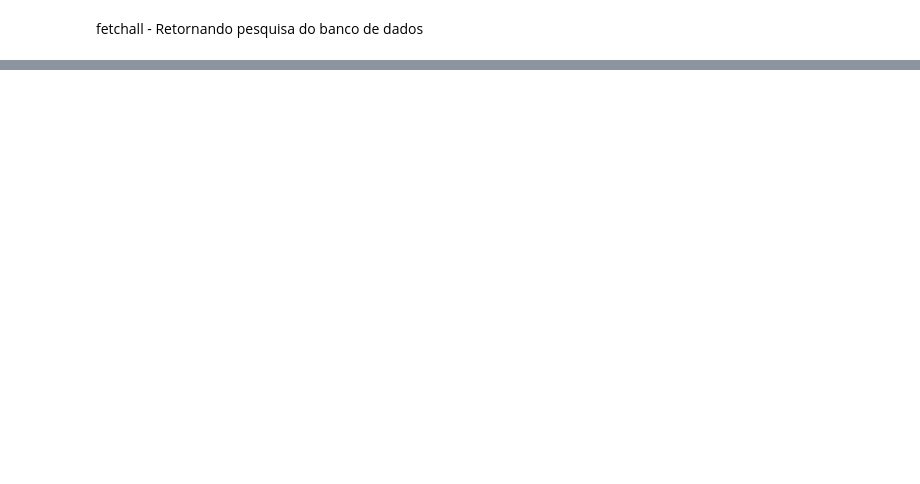
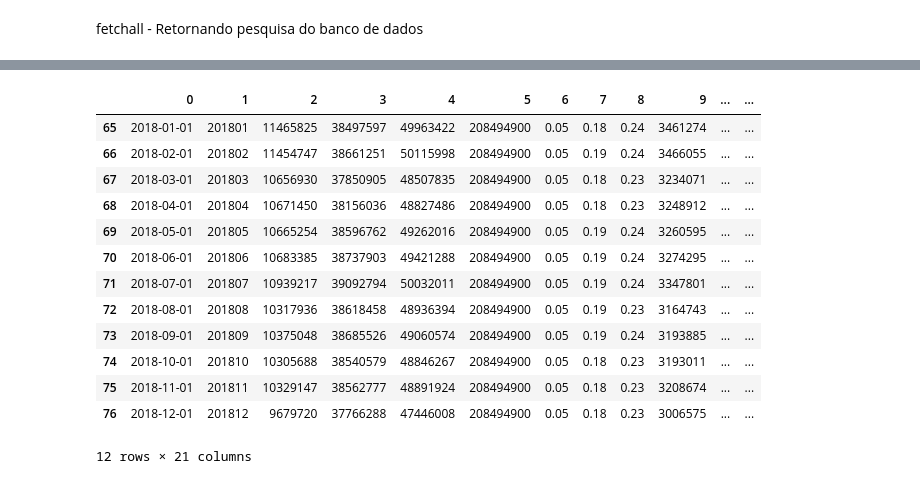
Before and after one commit to ViniciusHTSilva/Analise-Cafeteria, a Jupyter notebook: main.ipynb, the cells around one changed output, grey strips where cells are left out. Drawn from its saved outputs; the diff is of its cells as text; code cells hidden in the pictures; blank space fills up the shorter version.

```diff
--- a/main.ipynb
+++ b/main.ipynb
@@ -25,0 +38,19 @@ df.describe()
+# %%
+media_2018 = df[(df[0] >= '2018-01-01') & (df[0] <= '2018-12-31')]
+# %%
+media_2018
+# %% [output]
+|  | 0 | 1 | 2 | 3 | 4 | 5 | 6 | 7 | 8 | 9 | ... | ... |
+| 65 | 2018-01-01 | 201801 | 11465825 | 38497597 | 49963422 | 208494900 | 0.05 | 0.18 | 0.24 | 3461274 | ... | ... |
+| 66 | 2018-02-01 | 201802 | 11454747 | 38661251 | 50115998 | 208494900 | 0.05 | 0.19 | 0.24 | 3466055 | ... | ... |
+| 67 | 2018-03-01 | 201803 | 10656930 | 37850905 | 48507835 | 208494900 | 0.05 | 0.18 | 0.23 | 3234071 | ... | ... |
+| 68 | 2018-04-01 | 201804 | 10671450 | 38156036 | 48827486 | 208494900 | 0.05 | 0.18 | 0.23 | 3248912 | ... | ... |
+| 69 | 2018-05-01 | 201805 | 10665254 | 38596762 | 49262016 | 208494900 | 0.05 | 0.19 | 0.24 | 3260595 | ... | ... |
+| 70 | 2018-06-01 | 201806 | 10683385 | 38737903 | 49421288 | 208494900 | 0.05 | 0.19 | 0.24 | 3274295 | ... | ... |
+| 71 | 2018-07-01 | 201807 | 10939217 | 39092794 | 50032011 | 208494900 | 0.05 | 0.19 | 0.24 | 3347801 | ... | ... |
+| 72 | 2018-08-01 | 201808 | 10317936 | 38618458 | 48936394 | 208494900 | 0.05 | 0.19 | 0.23 | 3164743 | ... | ... |
+| 73 | 2018-09-01 | 201809 | 10375048 | 38685526 | 49060574 | 208494900 | 0.05 | 0.19 | 0.24 | 3193885 | ... | ... |
+| 74 | 2018-10-01 | 201810 | 10305688 | 38540579 | 48846267 | 208494900 | 0.05 | 0.18 | 0.23 | 3193011 | ... | ... |
+| 75 | 2018-11-01 | 201811 | 10329147 | 38562777 | 48891924 | 208494900 | 0.05 | 0.18 | 0.23 | 3208674 | ... | ... |
+| 76 | 2018-12-01 | 201812 | 9679720 | 37766288 | 47446008 | 208494900 | 0.05 | 0.18 | 0.23 | 3006575 | ... | ... |
+12 rows × 21 columns
```
Also changed, not shown: parts of 5 cells of this notebook, 2 other files.
